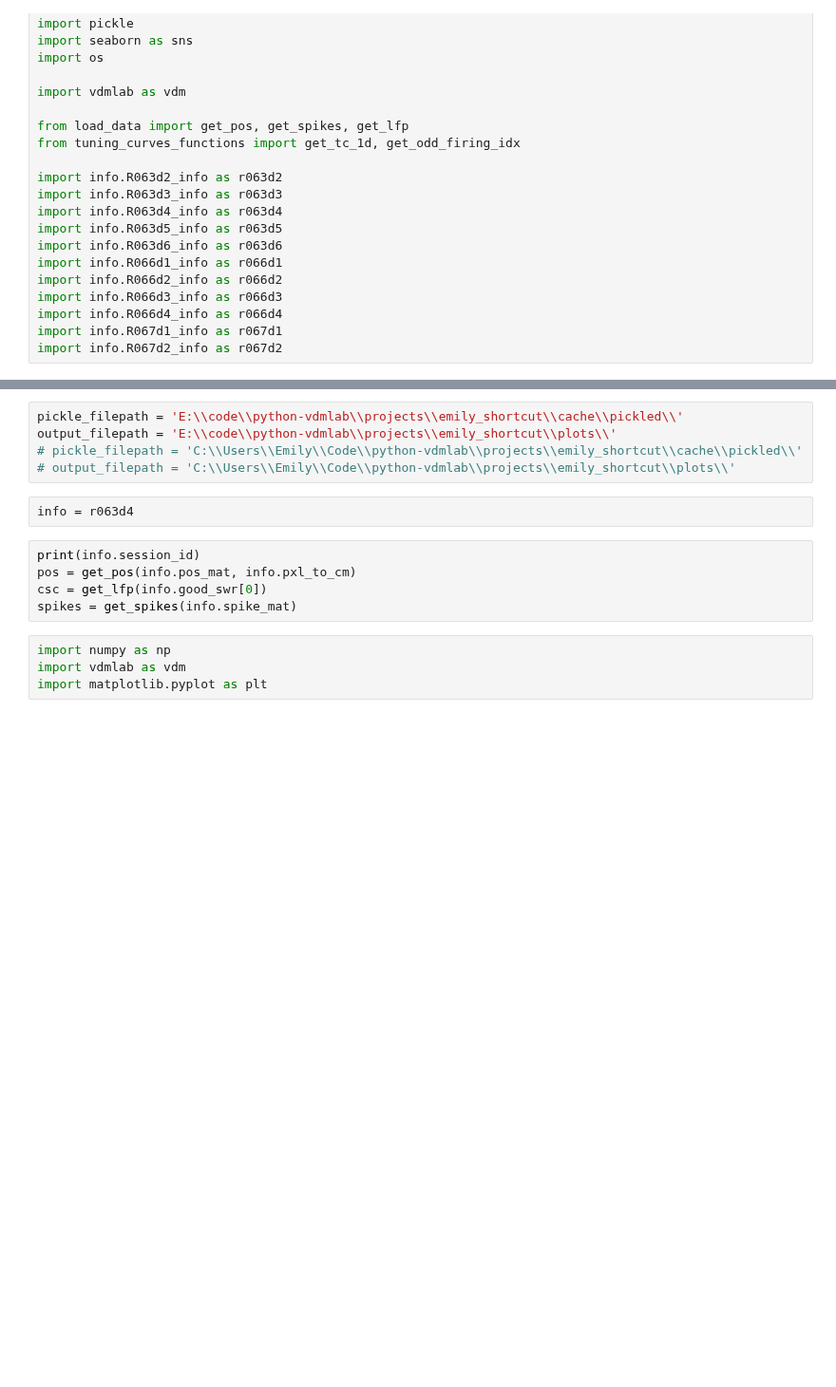
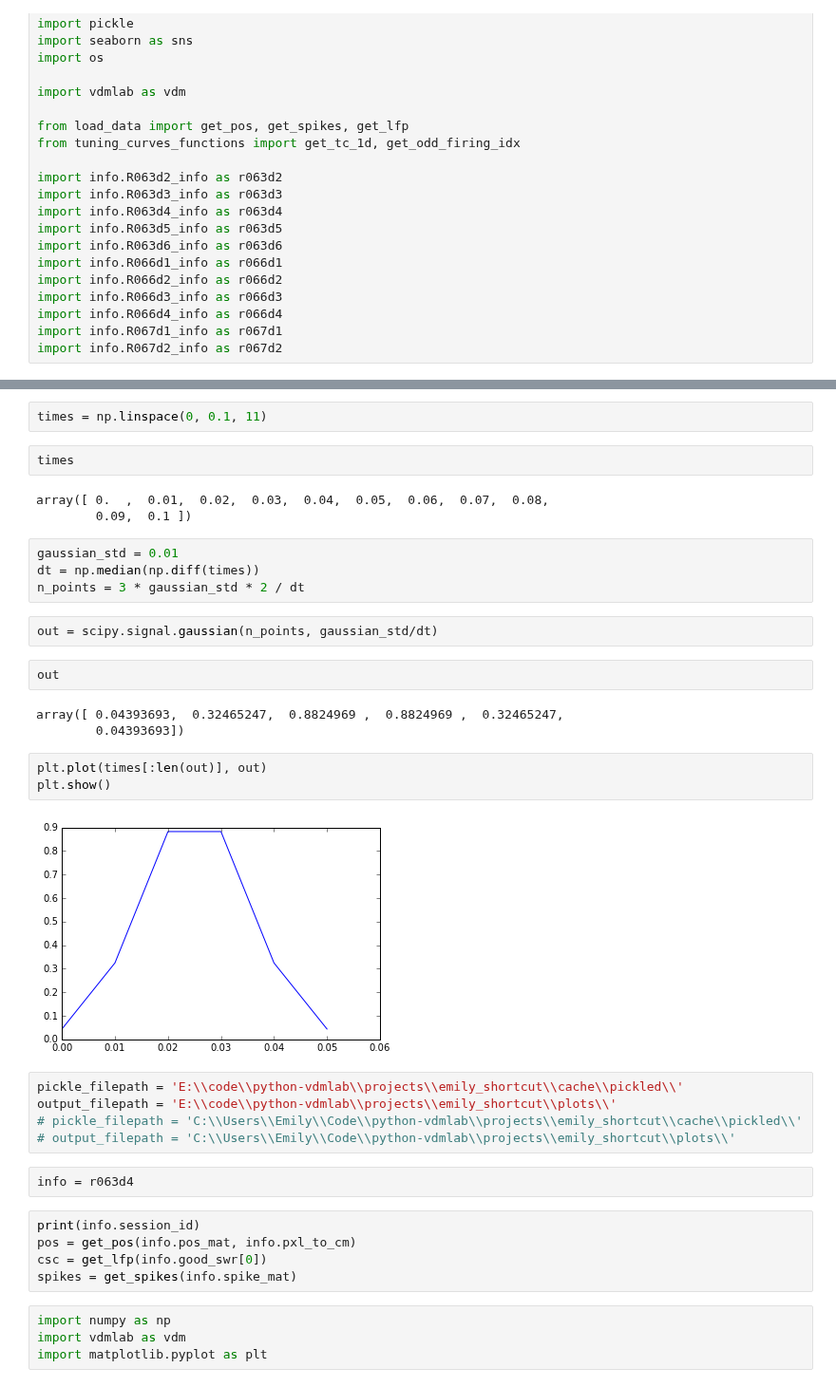
Before and after one commit to vandermeerlab/emi_shortcut, a Jupyter notebook: exploring.ipynb, the cells around one changed output, grey strips where cells are left out. Shown at 95% size. Cells and saved outputs as stored; diff of their text form; blank space fills up the shorter version.

```diff
--- a/exploring.ipynb
+++ b/exploring.ipynb
@@ -26,3 +31,26 @@ import info.R067d2_info as r067d2
+# %%
+times = np.linspace(0, 0.1, 11)
+# %%
+times
+# %% [output]
+array([ 0.  ,  0.01,  0.02,  0.03,  0.04,  0.05,  0.06,  0.07,  0.08,
+        0.09,  0.1 ])
+# %%
+gaussian_std = 0.01
+dt = np.median(np.diff(times))
+n_points = 3 * gaussian_std * 2 / dt
+# %%
+out = scipy.signal.gaussian(n_points, gaussian_std/dt)
+# %%
+out
+# %% [output]
+array([ 0.04393693,  0.32465247,  0.8824969 ,  0.8824969 ,  0.32465247,
+        0.04393693])
+# %%
+plt.plot(times[:len(out)], out)
+plt.show()
+# %% [output]
+[figure, added]
 # %%
 pickle_filepath = 'E:\\code\\python-vdmlab\\projects\\emily_shortcut\\cache\\pickled\\'
 output_filepath = 'E:\\code\\python-vdmlab\\projects\\emily_shortcut\\plots\\'
```
Also changed, not shown: parts of 1 cell of this notebook, 7 other files.
